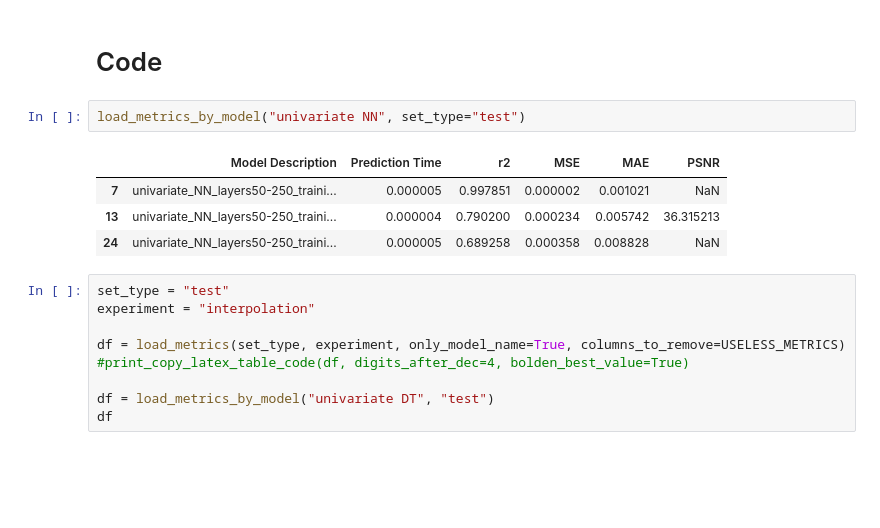
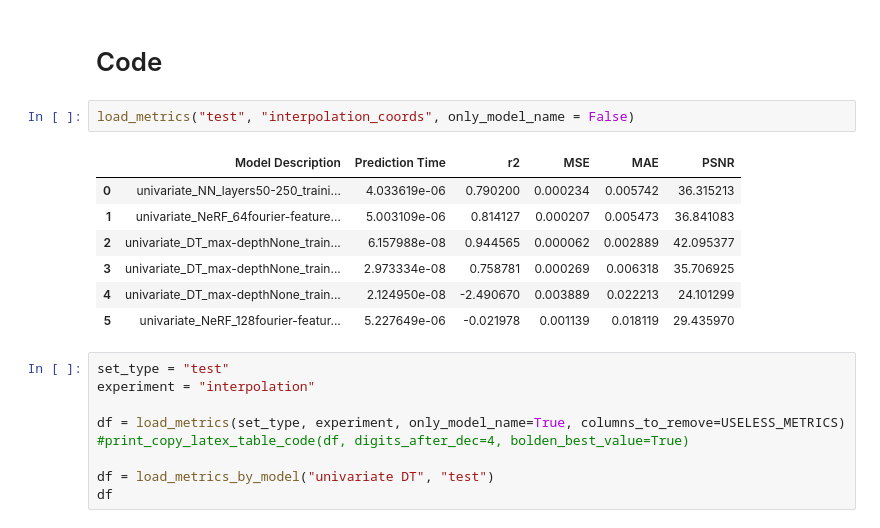
Before and after one commit to NiccoloMorabito/Ainslie-surrogate, a Jupyter notebook: result_analysis.ipynb, the cells around one changed output. Drawn from its saved outputs; the diff is of its cells as text; blank space fills up the shorter version.

```diff
--- a/result_analysis.ipynb
+++ b/result_analysis.ipynb
@@ -283,13 +283,16 @@ def __format_float(value: float, bold_value: float, digits_after_dec: int) -> st
     return formatted_str
 # %% [markdown]
 # Code
-# %%
-load_metrics_by_model("univariate NN", set_type="test")
-# %% [output]
-|  | Model Description | Prediction Time | r2 | MSE | MAE | PSNR |
-| 7 | univariate_NN_layers50-250_traini... | 0.000005 | 0.997851 | 0.000002 | 0.001021 | NaN |
-| 13 | univariate_NN_layers50-250_traini... | 0.000004 | 0.790200 | 0.000234 | 0.005742 | 36.315213 |
-| 24 | univariate_NN_layers50-250_traini... | 0.000005 | 0.689258 | 0.000358 | 0.008828 | NaN |
+# %%
+load_metrics("test", "interpolation_coords", only_model_name = False)
+# %% [output]
+|  | Model Description | Prediction Time | r2 | MSE | MAE | PSNR |
+| 0 | univariate_NN_layers50-250_traini... | 4.033619e-06 | 0.790200 | 0.000234 | 0.005742 | 36.315213 |
+| 1 | univariate_NeRF_64fourier-feature... | 5.003109e-06 | 0.814127 | 0.000207 | 0.005473 | 36.841083 |
+| 2 | univariate_DT_max-depthNone_train... | 6.157988e-08 | 0.944565 | 0.000062 | 0.002889 | 42.095377 |
+| 3 | univariate_DT_max-depthNone_train... | 2.973334e-08 | 0.758781 | 0.000269 | 0.006318 | 35.706925 |
+| 4 | univariate_DT_max-depthNone_train... | 2.124950e-08 | -2.490670 | 0.003889 | 0.022213 | 24.101299 |
+| 5 | univariate_NeRF_128fourier-featur... | 5.227649e-06 | -0.021978 | 0.001139 | 0.018119 | 29.435970 |
 # %%
 set_type = "test"
 experiment = "interpolation"
```
Also changed, not shown: 2 other files.
